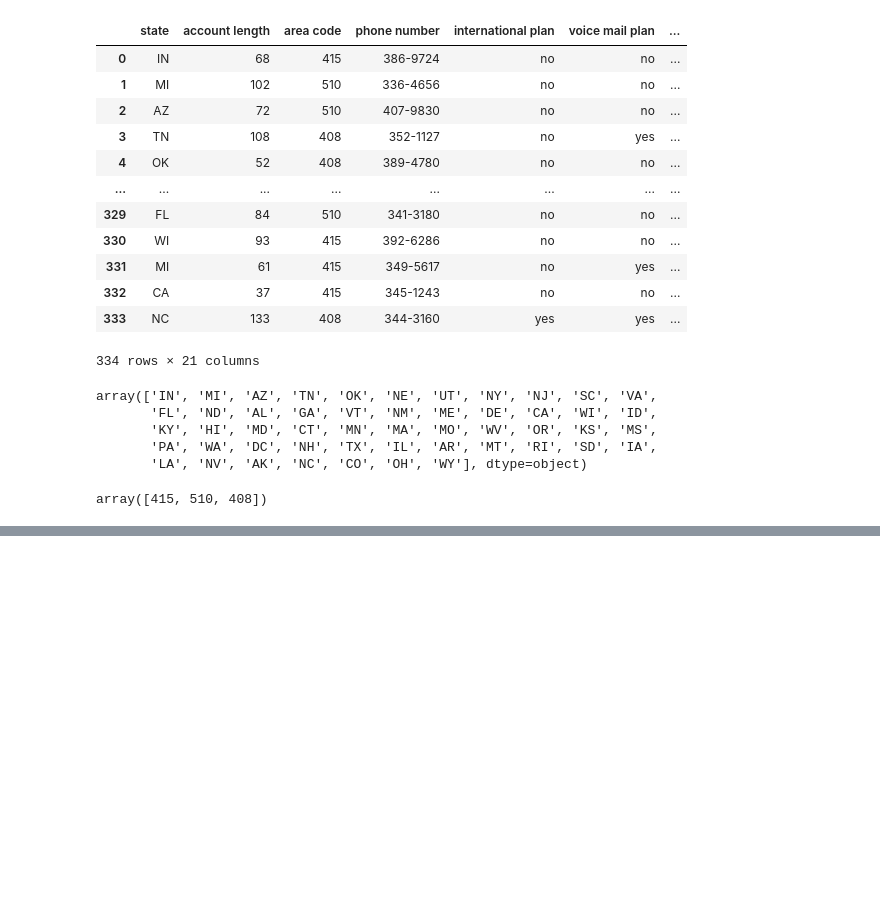
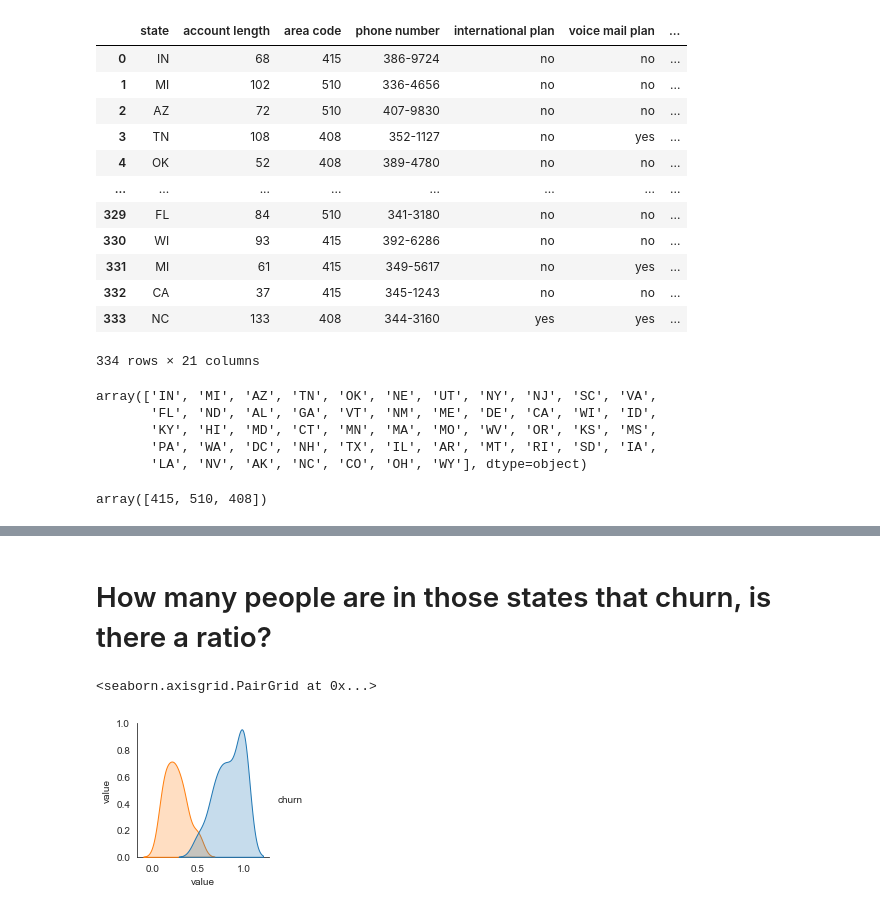
Before and after one commit to Mahmoudh22/Project_3, a Jupyter notebook: Question 1.ipynb, the cells around one changed output, grey strips where cells are left out. Drawn from its saved outputs; the diff is of its cells as text; code cells hidden in the pictures; blank space fills up the shorter version.

```diff
--- a/Question 1.ipynb
+++ b/Question 1.ipynb
@@ -91,0 +121,7 @@ array([415, 510, 408])
+# %% [markdown]
+# How many people are in those states that churn, is there a ratio?
+# %%
+sns.pairplot(churn_by_state, hue="churn")
+# %% [output]
+<seaborn.axisgrid.PairGrid at 0x...>
+[figure, added]
```
Also changed, not shown: parts of 7 cells of this notebook, 3 other files.
